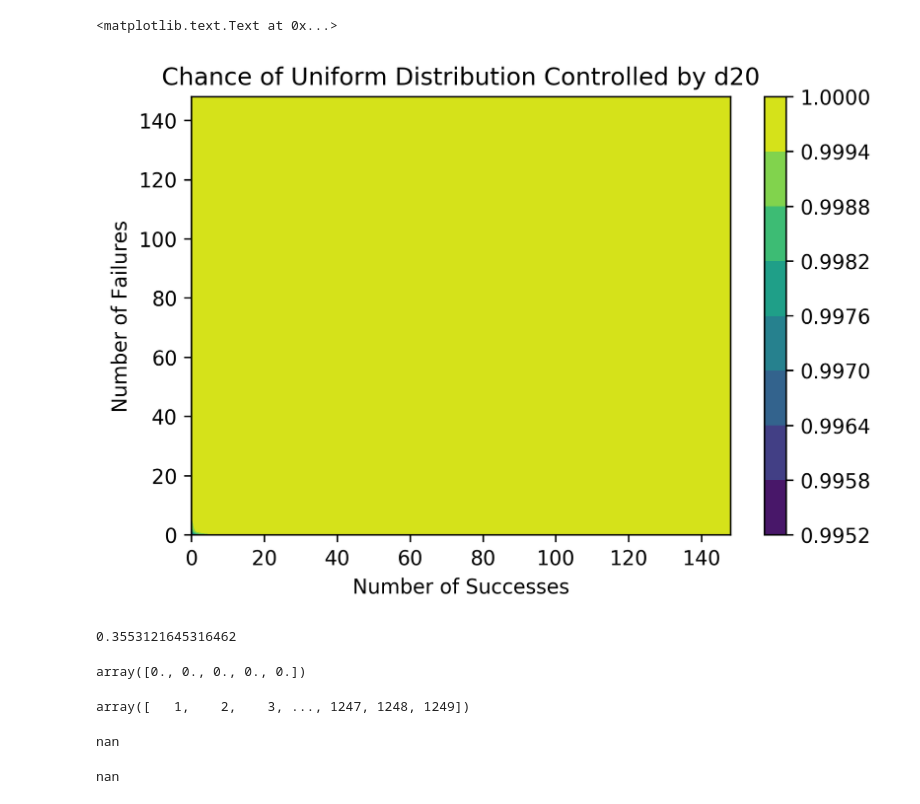
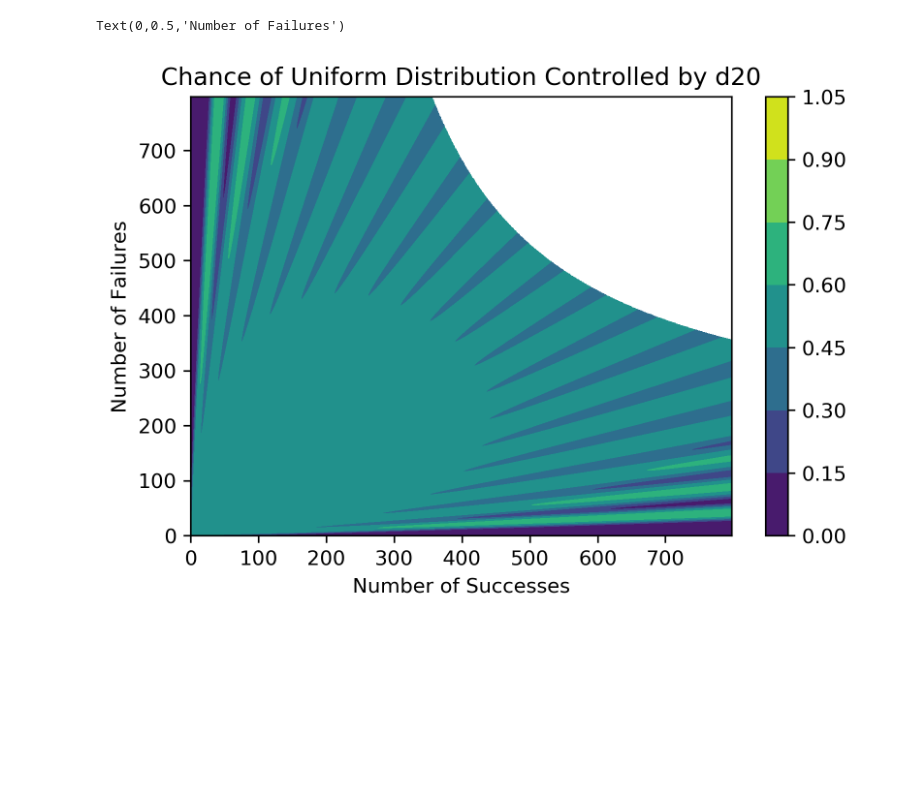
Before and after one commit to CodyEthanJordan/TutorialNotebooks, a Jupyter notebook: A Continuous World or a Discrete One.ipynb, the cells around one changed output. Drawn from its saved outputs; the diff is of its cells as text; code cells hidden in the pictures; blank space fills up the shorter version.

```diff
--- a/A Continuous World or a Discrete One.ipynb
+++ b/A Continuous World or a Discrete One.ipynb
@@ -22,7 +33,7 @@ def psfd20(s,f):
     total = 0
     for m in range(21):
         total += (m/20)**s * (1-m/20)**f
-    return (1/21) * comb(s+f,s, exact=True) * total
+    return (1/21) * comb(s+f,s, exact=False) * total
 
 def chance_d20(s,f):
     return psfd20(s,f) / (psfd20(s,f) + 1 / (s+f+1))
@@ -61,39 +46,17 @@ array([[0.90909091, 0.95238095, 0.96774194, ..., 0.99932019, 0.99932478,
 # %%
-x = np.arange(1,150,1)
+x = np.arange(1,800,1)
 d20Land = np.zeros([len(x), len(x)])
 for i in range(len(x)):
     for j in range(len(x)):
-        d20Land[i,j] = chance_d20sym(i,j)
+        d20Land[i,j] = chance_d20(i,j)
 # %%
 fig, ax = plt.subplots(dpi=300)
+fig.patch.set_facecolor('white')
 cs = ax.contourf(d20Land)
 fig.colorbar(cs)
 ax.set_title("Chance of Uniform Distribution Controlled by d20")
 ax.set_xlabel("Number of Successes")
 ax.set_ylabel("Number of Failures")
 # %% [output]
-<matplotlib.text.Text at 0x...>
+Text(0,0.5,'Number of Failures')
-[figure, old version]
+[figure, new version]
-# %%
-n = 1000
-s = 0.78 * n
-f = n - s
-chance_d20(s,f)
-# %% [output]
-0.3553121645316462
-# %%
-np.zeros(5)
-# %% [output]
-array([0., 0., 0., 0., 0.])
-# %%
-x
-# %% [output]
-array([   1,    2,    3, ..., 1247, 1248, 1249])
-# %%
-chance_d20(1000,1000)
-# %% [output]
-nan
-# %%
-np.inf/np.inf
-# %% [output]
-nan
```
Also changed, not shown: parts of 6 cells of this notebook.
